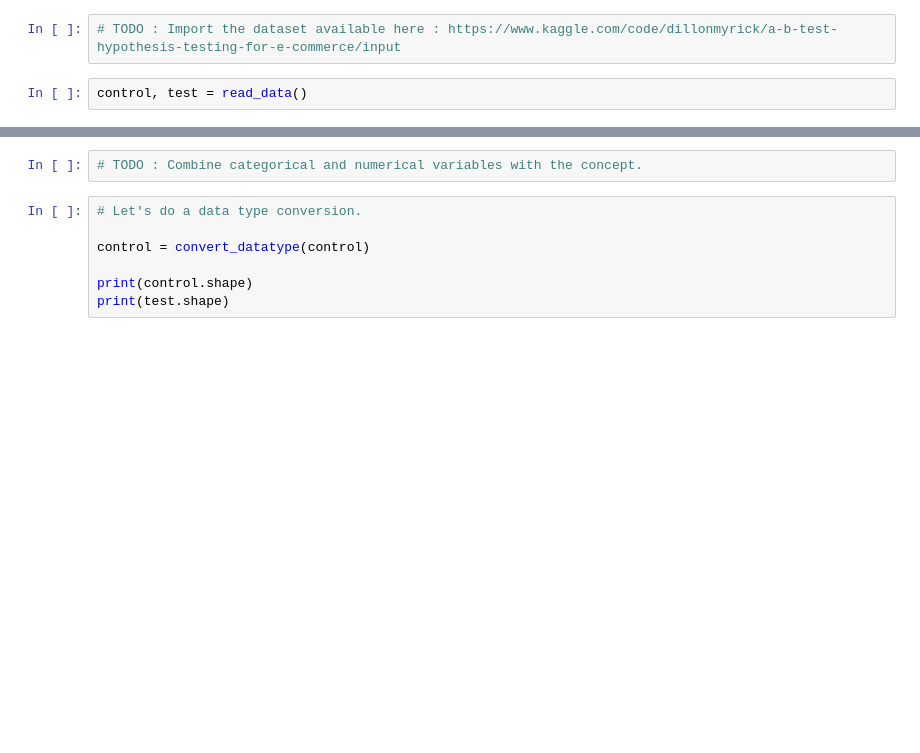
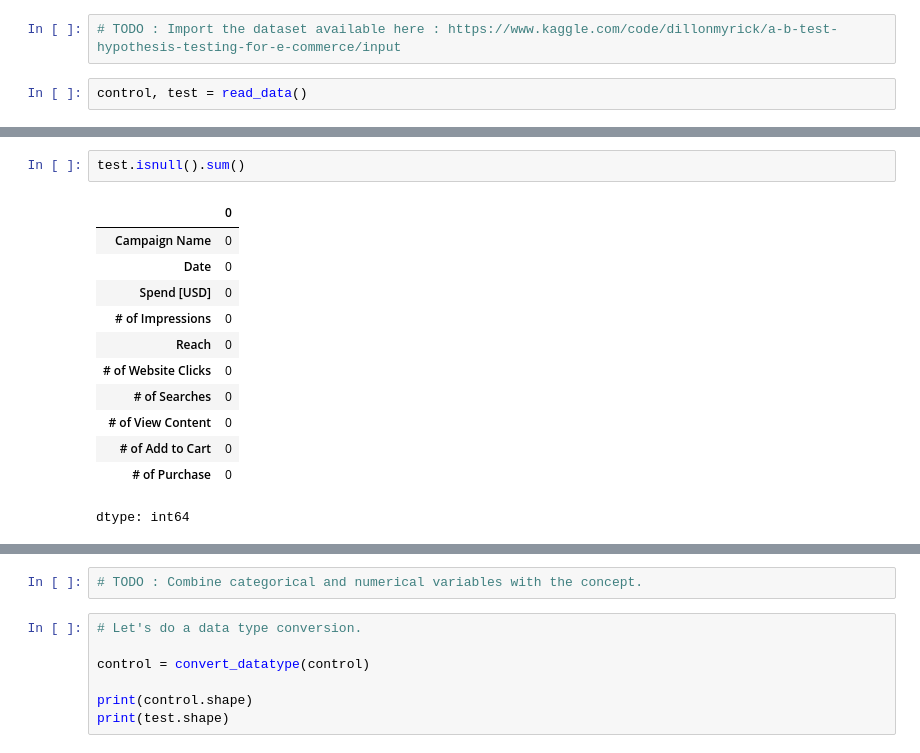
Before and after one commit to VitsN/DI_Bootcamp, a Jupyter notebook: Mini_project1_AB_test_using_real_data_wk15D5.ipynb, the cells around one changed output, grey strips where cells are left out. Drawn from its saved outputs; the diff is of its cells as text; blank space fills up the shorter version.

```diff
--- a/Mini_project1_AB_test_using_real_data_wk15D5.ipynb
+++ b/Mini_project1_AB_test_using_real_data_wk15D5.ipynb
@@ -248,3 +311,18 @@ control, test = read_data()
+# %%
+test.isnull().sum()
+# %% [output]
+|  | 0 |
+| Campaign Name | 0 |
+| Date | 0 |
+| Spend [USD] | 0 |
+| # of Impressions | 0 |
+| Reach | 0 |
+| # of Website Clicks | 0 |
+| # of Searches | 0 |
+| # of View Content | 0 |
+| # of Add to Cart | 0 |
+| # of Purchase | 0 |
+dtype: int64
 # %%
 #TODO : segment the control DataFrame into two separate DataFrames based on data type: one for categorical variables (kat_control) and one for numerical variables (num_control).
 #TODO :produces lists of column names for both categories for further use or reference.
```
Also changed, not shown: parts of 6 cells of this notebook.
